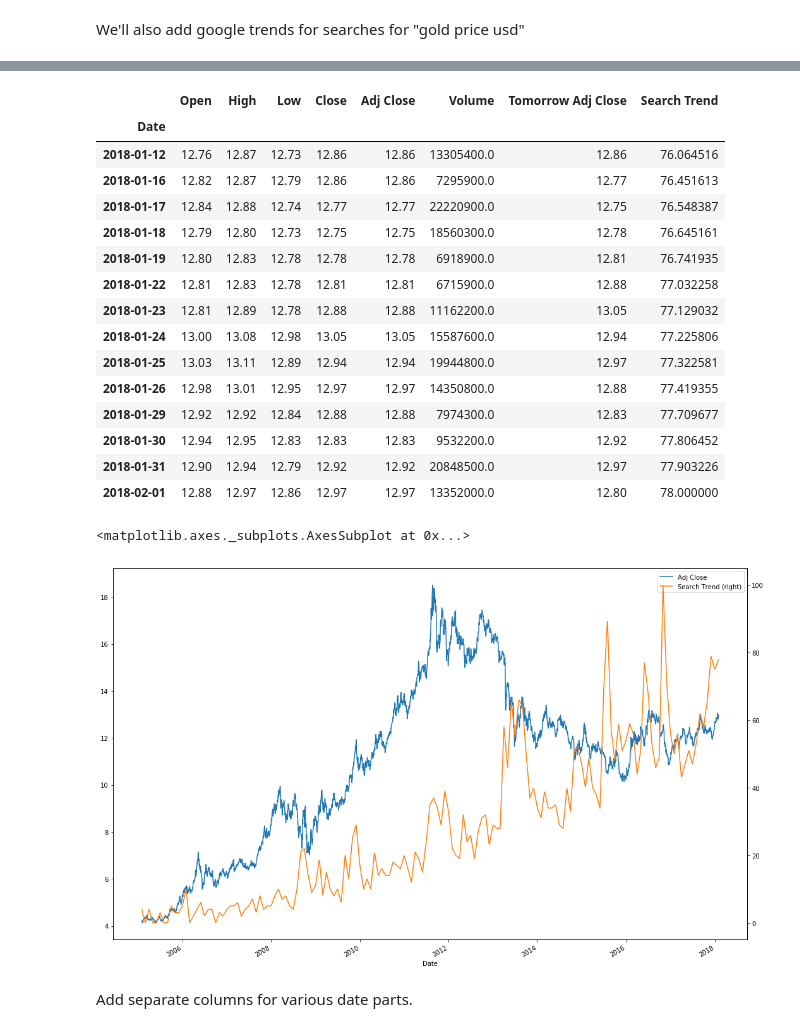
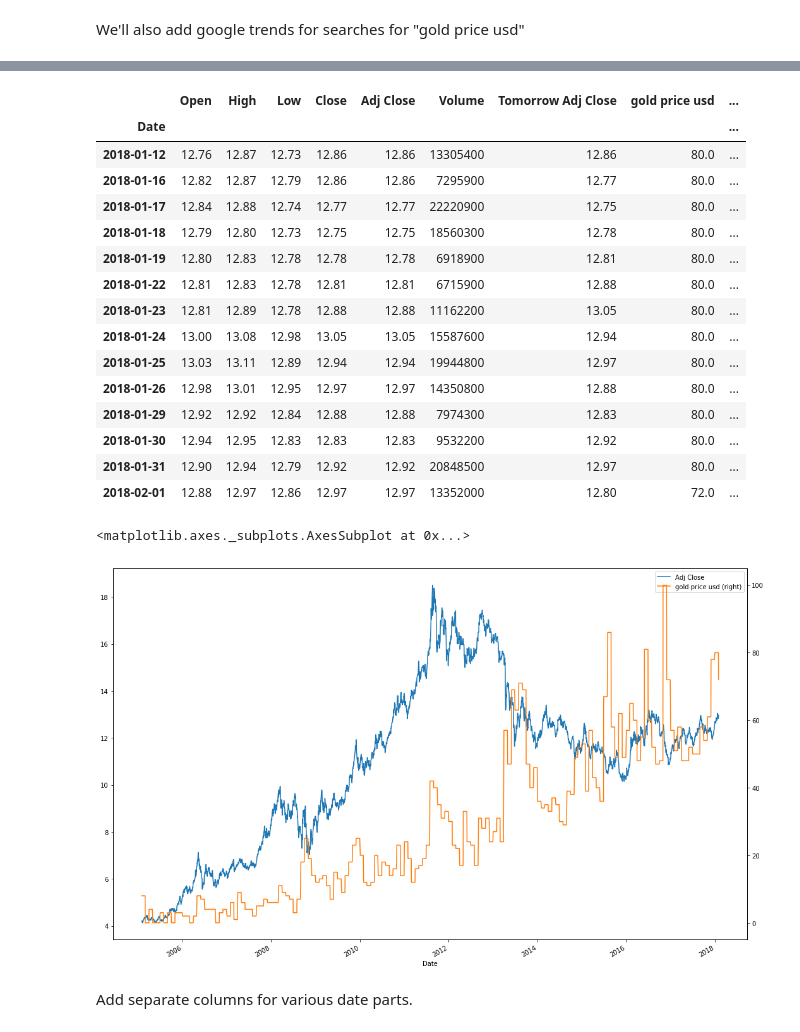
Before and after one commit to matthewrcarpenter/finance, a Jupyter notebook: Gold-fastai-test.ipynb, the cells around one changed output, grey strips where cells are left out. Drawn from its saved outputs; the diff is of its cells as text; code cells hidden in the pictures.

Commit message:
update Gold-fasta-test.ipynb

```diff
--- a/Gold-fastai-test.ipynb
+++ b/Gold-fastai-test.ipynb
@@ -60,4 +60,4 @@ data.tail()
 We'll also add google trends for searches for  "gold price usd"
 # %%
 search = "gold price usd"
-trends, related_queries = fat.get_google_trends(data, search)
+trends = fat.get_google_trends_df(data, search)
@@ -64,33 +74,33 @@ trends, related_queries = fat.get_google_trends(data, search)
 # %%
 #related_queries
-# %%
-data[f'Search Trend'] = trends[search]
+# %%
+data = pd.DataFrame.join(data, trends)
 # %%
 data = data.dropna()
 data[-14:]
 # %% [output]
-|  | Open | High | Low | Close | Adj Close | Volume | Tomorrow Adj Close | Search Trend |
-| Date |  |  |  |  |  |  |  |  |
-| 2018-01-12 | 12.76 | 12.87 | 12.73 | 12.86 | 12.86 | 13305400.0 | 12.86 | 76.064516 |
-| 2018-01-16 | 12.82 | 12.87 | 12.79 | 12.86 | 12.86 | 7295900.0 | 12.77 | 76.451613 |
-| 2018-01-17 | 12.84 | 12.88 | 12.74 | 12.77 | 12.77 | 22220900.0 | 12.75 | 76.548387 |
-| 2018-01-18 | 12.79 | 12.80 | 12.73 | 12.75 | 12.75 | 18560300.0 | 12.78 | 76.645161 |
-| 2018-01-19 | 12.80 | 12.83 | 12.78 | 12.78 | 12.78 | 6918900.0 | 12.81 | 76.741935 |
-| 2018-01-22 | 12.81 | 12.83 | 12.78 | 12.81 | 12.81 | 6715900.0 | 12.88 | 77.032258 |
-| 2018-01-23 | 12.81 | 12.89 | 12.78 | 12.88 | 12.88 | 11162200.0 | 13.05 | 77.129032 |
-| 2018-01-24 | 13.00 | 13.08 | 12.98 | 13.05 | 13.05 | 15587600.0 | 12.94 | 77.225806 |
-| 2018-01-25 | 13.03 | 13.11 | 12.89 | 12.94 | 12.94 | 19944800.0 | 12.97 | 77.322581 |
-| 2018-01-26 | 12.98 | 13.01 | 12.95 | 12.97 | 12.97 | 14350800.0 | 12.88 | 77.419355 |
-| 2018-01-29 | 12.92 | 12.92 | 12.84 | 12.88 | 12.88 | 7974300.0 | 12.83 | 77.709677 |
-| 2018-01-30 | 12.94 | 12.95 | 12.83 | 12.83 | 12.83 | 9532200.0 | 12.92 | 77.806452 |
-| 2018-01-31 | 12.90 | 12.94 | 12.79 | 12.92 | 12.92 | 20848500.0 | 12.97 | 77.903226 |
-| 2018-02-01 | 12.88 | 12.97 | 12.86 | 12.97 | 12.97 | 13352000.0 | 12.80 | 78.000000 |
+|  | Open | High | Low | Close | Adj Close | Volume | Tomorrow Adj Close | gold price usd | ... |
+| Date |  |  |  |  |  |  |  |  | ... |
+| 2018-01-12 | 12.76 | 12.87 | 12.73 | 12.86 | 12.86 | 13305400 | 12.86 | 80.0 | ... |
+| 2018-01-16 | 12.82 | 12.87 | 12.79 | 12.86 | 12.86 | 7295900 | 12.77 | 80.0 | ... |
+| 2018-01-17 | 12.84 | 12.88 | 12.74 | 12.77 | 12.77 | 22220900 | 12.75 | 80.0 | ... |
+| 2018-01-18 | 12.79 | 12.80 | 12.73 | 12.75 | 12.75 | 18560300 | 12.78 | 80.0 | ... |
+| 2018-01-19 | 12.80 | 12.83 | 12.78 | 12.78 | 12.78 | 6918900 | 12.81 | 80.0 | ... |
+| 2018-01-22 | 12.81 | 12.83 | 12.78 | 12.81 | 12.81 | 6715900 | 12.88 | 80.0 | ... |
+| 2018-01-23 | 12.81 | 12.89 | 12.78 | 12.88 | 12.88 | 11162200 | 13.05 | 80.0 | ... |
+| 2018-01-24 | 13.00 | 13.08 | 12.98 | 13.05 | 13.05 | 15587600 | 12.94 | 80.0 | ... |
+| 2018-01-25 | 13.03 | 13.11 | 12.89 | 12.94 | 12.94 | 19944800 | 12.97 | 80.0 | ... |
+| 2018-01-26 | 12.98 | 13.01 | 12.95 | 12.97 | 12.97 | 14350800 | 12.88 | 80.0 | ... |
+| 2018-01-29 | 12.92 | 12.92 | 12.84 | 12.88 | 12.88 | 7974300 | 12.83 | 80.0 | ... |
+| 2018-01-30 | 12.94 | 12.95 | 12.83 | 12.83 | 12.83 | 9532200 | 12.92 | 80.0 | ... |
+| 2018-01-31 | 12.90 | 12.94 | 12.79 | 12.92 | 12.92 | 20848500 | 12.97 | 80.0 | ... |
+| 2018-02-01 | 12.88 | 12.97 | 12.86 | 12.97 | 12.97 | 13352000 | 12.80 | 72.0 | ... |
 # %%
-plot_data = data[['Adj Close', 'Search Trend']]
-plot_data.plot(secondary_y = ['Search Trend'])
+plot_data = data[['Adj Close', search]]
+plot_data.plot(secondary_y = [search])
 # %% [output]
 <matplotlib.axes._subplots.AxesSubplot at 0x...>
-[figure, old version]
+[figure, new version]
 # %% [markdown]
 Add separate columns for various date parts.
 # %%
```
Also changed, not shown: parts of 19 cells of this notebook.
